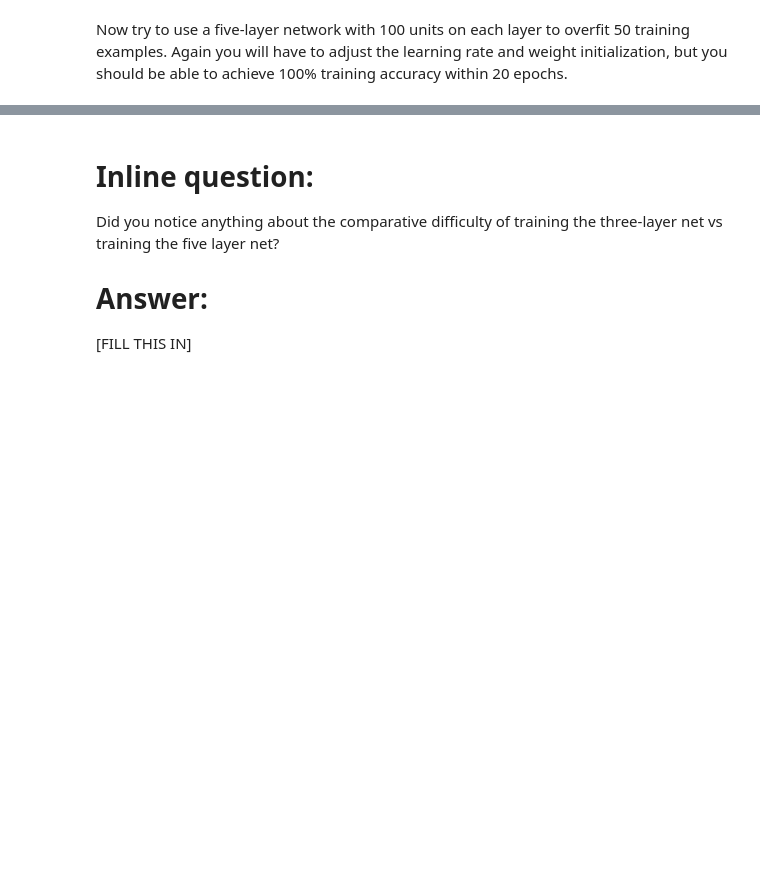
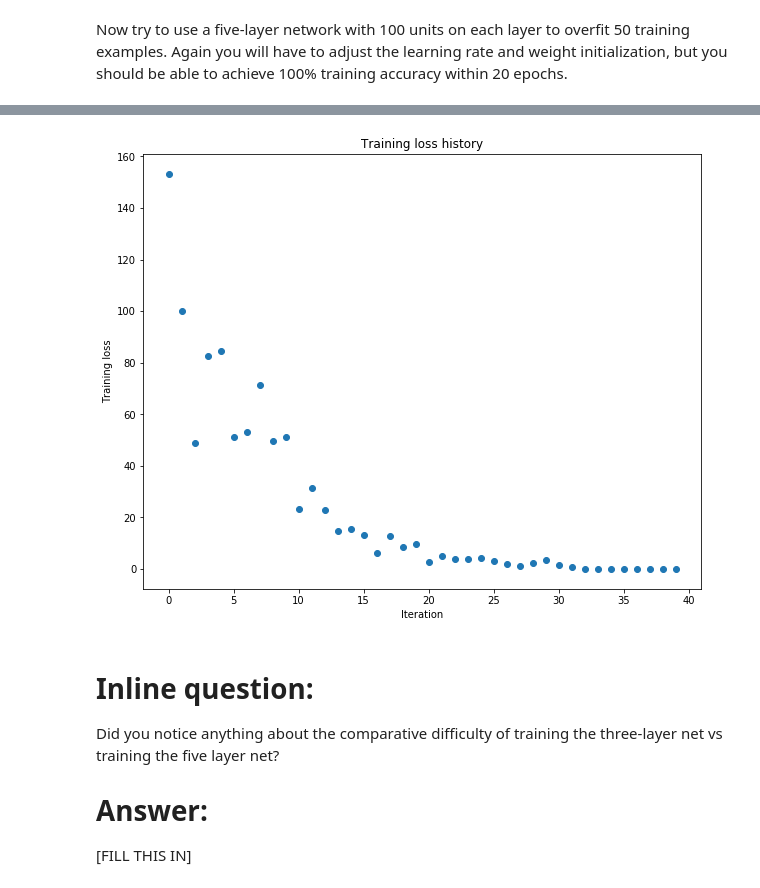
Before and after one commit to hunhoon21/CS231N, a Jupyter notebook: assignment2/FullyConnectedNets.ipynb, the cells around one changed output, grey strips where cells are left out. Cells and saved outputs as stored; diff of their text form; code cells hidden in the pictures; blank space fills up the shorter version.

```diff
--- a/assignment2/FullyConnectedNets.ipynb
+++ b/assignment2/FullyConnectedNets.ipynb
@@ -406,8 +486,8 @@ small_data = {
   'y_val': data['y_val'],
 }
 
-learning_rate = 1e-3
-weight_scale = 1e-5
+learning_rate = 1e-4
+weight_scale = 1e-1
 model = FullyConnectedNet([100, 100, 100, 100],
                 weight_scale=weight_scale, dtype=np.float64)
 solver = Solver(model, small_data,
@@ -424,3 +504,4 @@ plt.title('Training loss history')
 plt.xlabel('Iteration')
 plt.ylabel('Training loss')
 plt.show()
+# %% [output]
@@ -427,3 +525,4 @@ plt.show()
+[figure, added]
 # %% [markdown]
 # Inline question:
 Did you notice anything about the comparative difficulty of training the three-layer net vs training the five layer net?
```
Also changed, not shown: parts of 9 cells of this notebook, 3 other files.
